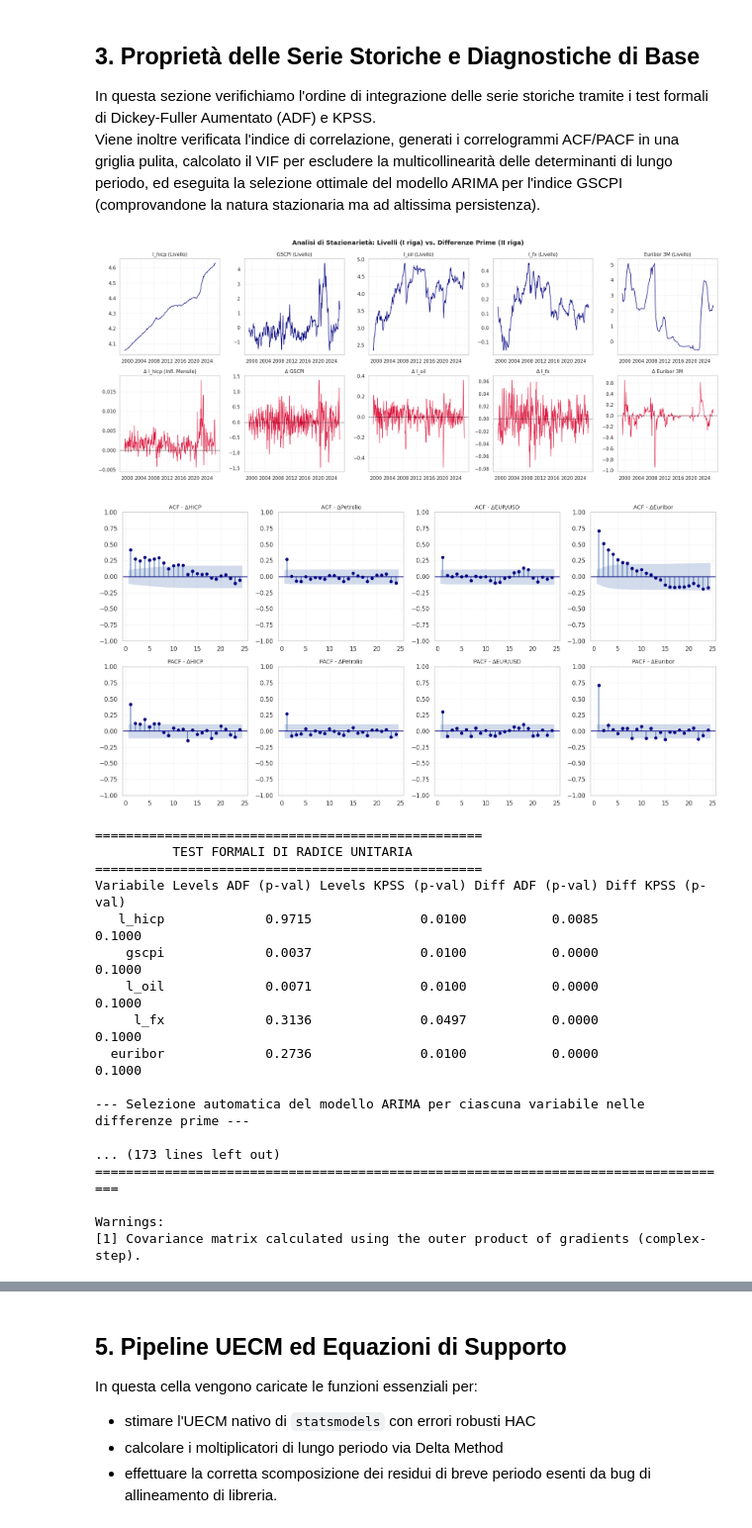
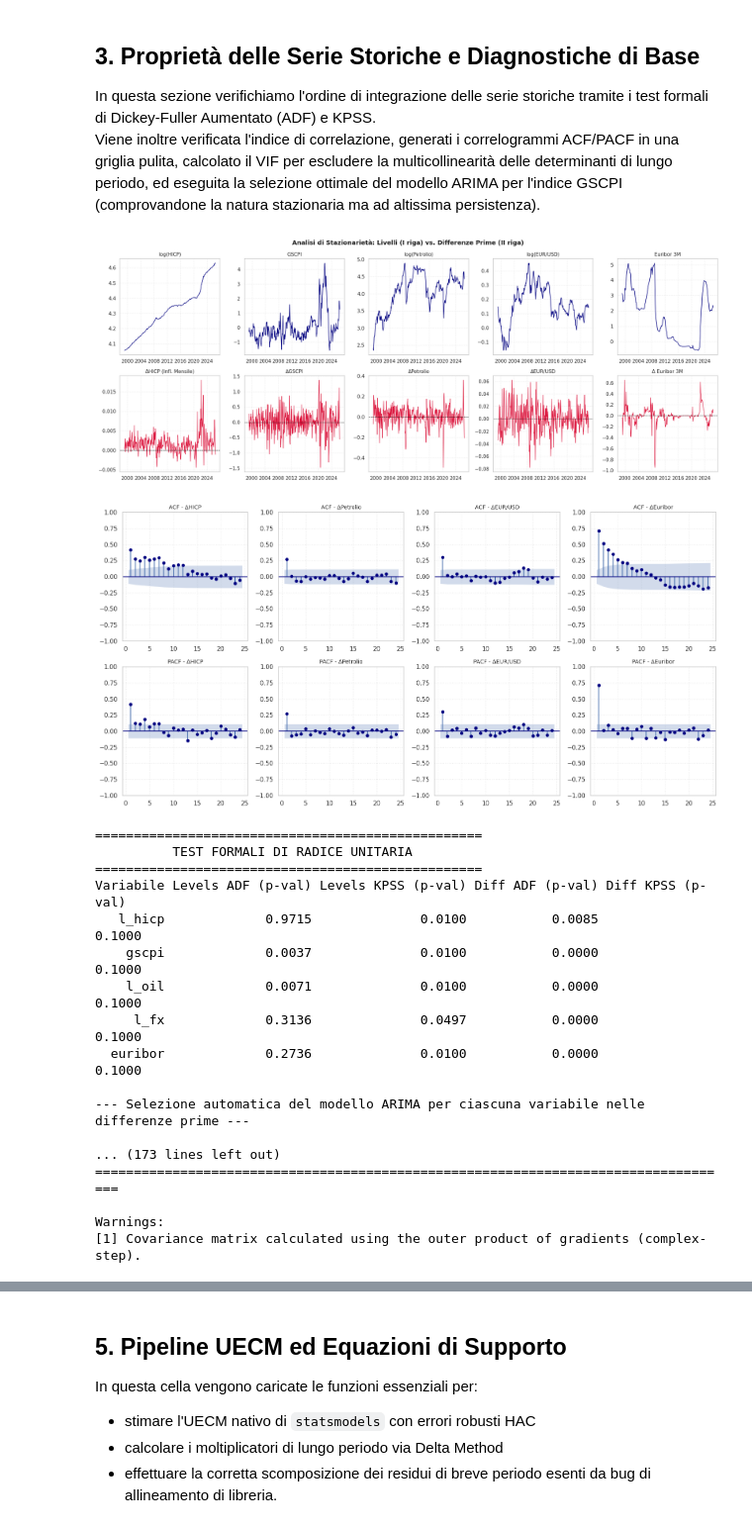
Before and after one commit to AndreaMagri/tesi-ardl-hicp, a Jupyter notebook: tesi_uecm.ipynb, the cells around one changed output, grey strips where cells are left out. Shown at 99% size. Cells and saved outputs as stored; diff of their text form; code cells hidden in the pictures.

```diff
--- a/tesi_uecm.ipynb
+++ b/tesi_uecm.ipynb
@@ -476,12 +476,13 @@ warnings.simplefilter('ignore', InterpolationWarning)
 warnings.simplefilter('ignore', ConvergenceWarning)
 warnings.simplefilter('ignore', UserWarning)  # Silenzia eventuali warning di pmdarima
 
+
 # Grafico di stazionarietà (Livelli vs. Differenze Prime)
 fig, axes = plt.subplots(2, 5, figsize=(20, 8))
 fig.suptitle("Analisi di Stazionarietà: Livelli (I riga) vs. Differenze Prime (II riga)", fontsize=14, fontweight="bold")
 cols_to_plot = ['l_hicp', 'gscpi', 'l_oil', 'l_fx', 'euribor']
-titles_levels = ["l_hicp (Livello)", "GSCPI (Livello)", "l_oil (Livello)", "l_fx (Livello)", "Euribor 3M (Livello)"]
-titles_diffs = ["Δ l_hicp (Infl. Mensile)", "Δ GSCPI", "Δ l_oil", "Δ l_fx", "Δ Euribor 3M"]
+titles_levels = ["log(HICP)", "GSCPI", "log(Petrolio)", "log(EUR/USD)", "Euribor 3M"]
+titles_diffs = ["ΔHICP (Infl. Mensile)", "ΔGSCPI", "ΔPetrolio", "ΔEUR/USD", "Δ Euribor 3M"]
 
 for col_idx, col in enumerate(cols_to_plot):
     axes[0, col_idx].plot(df.index, df[col], color="navy", lw=1.2)
@@ -556,34 +557,34 @@ plt.figure(figsize=(7, 5.5))
 # Calcola la correlazione sulle variabili
 corr_matrix = df.corr()
 # Genera la heatmap
 sns.heatmap(
     corr_matrix,
     annot=True,
     fmt=".2f",
     cmap="coolwarm",
     vmin=-1,
     vmax=1,
     linewidths=0.5,
     cbar_kws={'label': 'Coefficiente di Correlazione'},
     xticklabels=['log(HICP)', 'GSCPI', 'log(Petrolio)', 'log(EUR/USD)', 'Euribor'],
     yticklabels=['log(HICP)', 'GSCPI', 'log(Petrolio)', 'log(EUR/USD)', 'Euribor']
 )
 plt.title("Matrice di Correlazione", fontsize=12, fontweight="bold")
 plt.tight_layout()
 if SAVE_IMAGES:
     plt.savefig("heatmap.png", dpi=300)
 plt.show()
 
 # Test VIF (Multicollinearità)
 X_vif = df[['gscpi', 'l_oil', 'l_fx', 'euribor']].dropna()
 X_vif_const = sm.add_constant(X_vif)
 vif_data = pd.DataFrame()
 vif_data["Variabile"] = X_vif.columns
 vif_data["VIF"] = [variance_inflation_factor(X_vif_const.values, i) for i in range(1, X_vif_const.shape[1])]
 print("\n" + "="*50 + "\n      TEST VIF (VARIANCE INFLATION FACTOR)\n" + "="*50)
 print(vif_data.to_string(index=False))
 # %% [output]
-[figure, old version]
+[figure, new version]
 [figure]
 ==================================================
           TEST FORMALI DI RADICE UNITARIA
```
Also changed, not shown: parts of 1 cell of this notebook.
